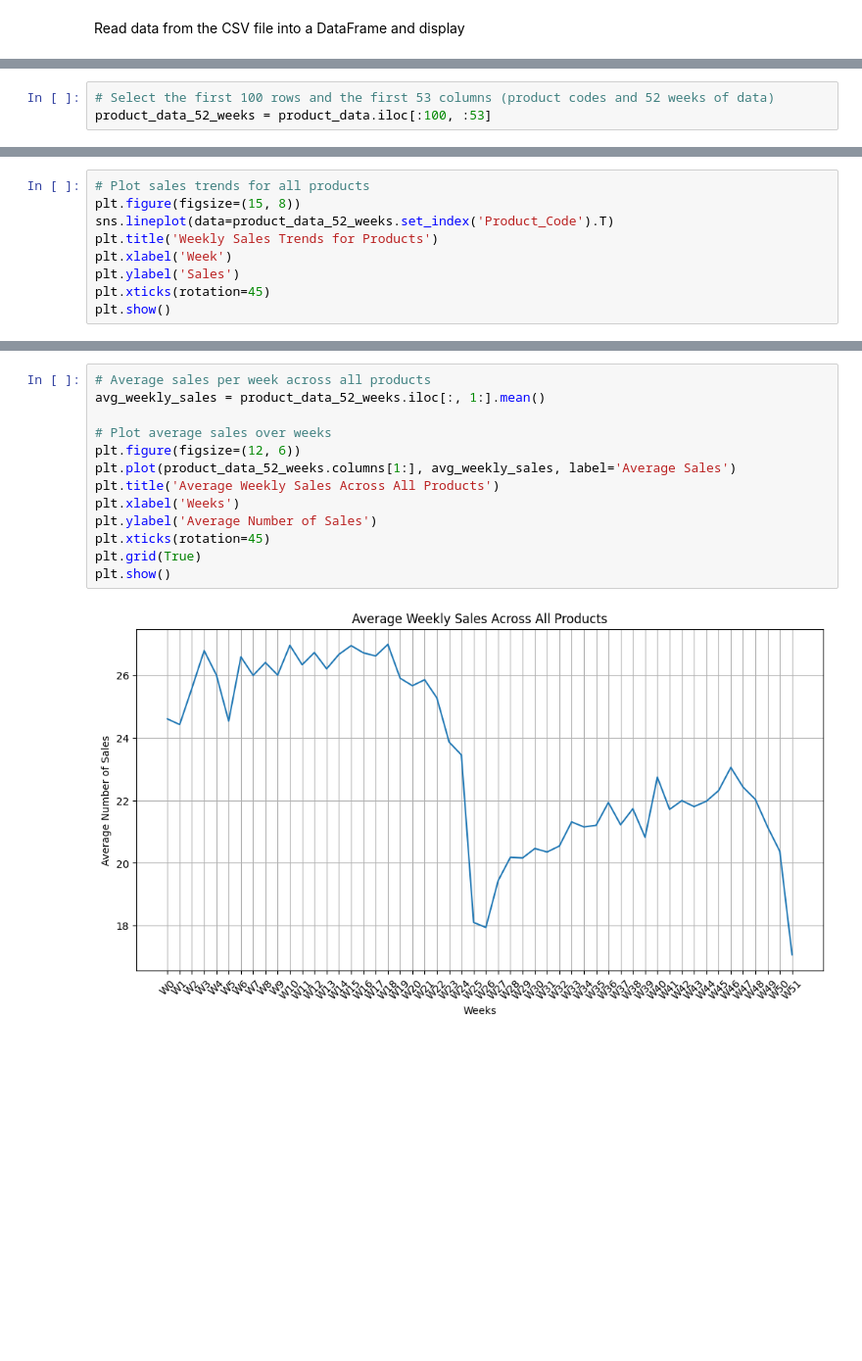
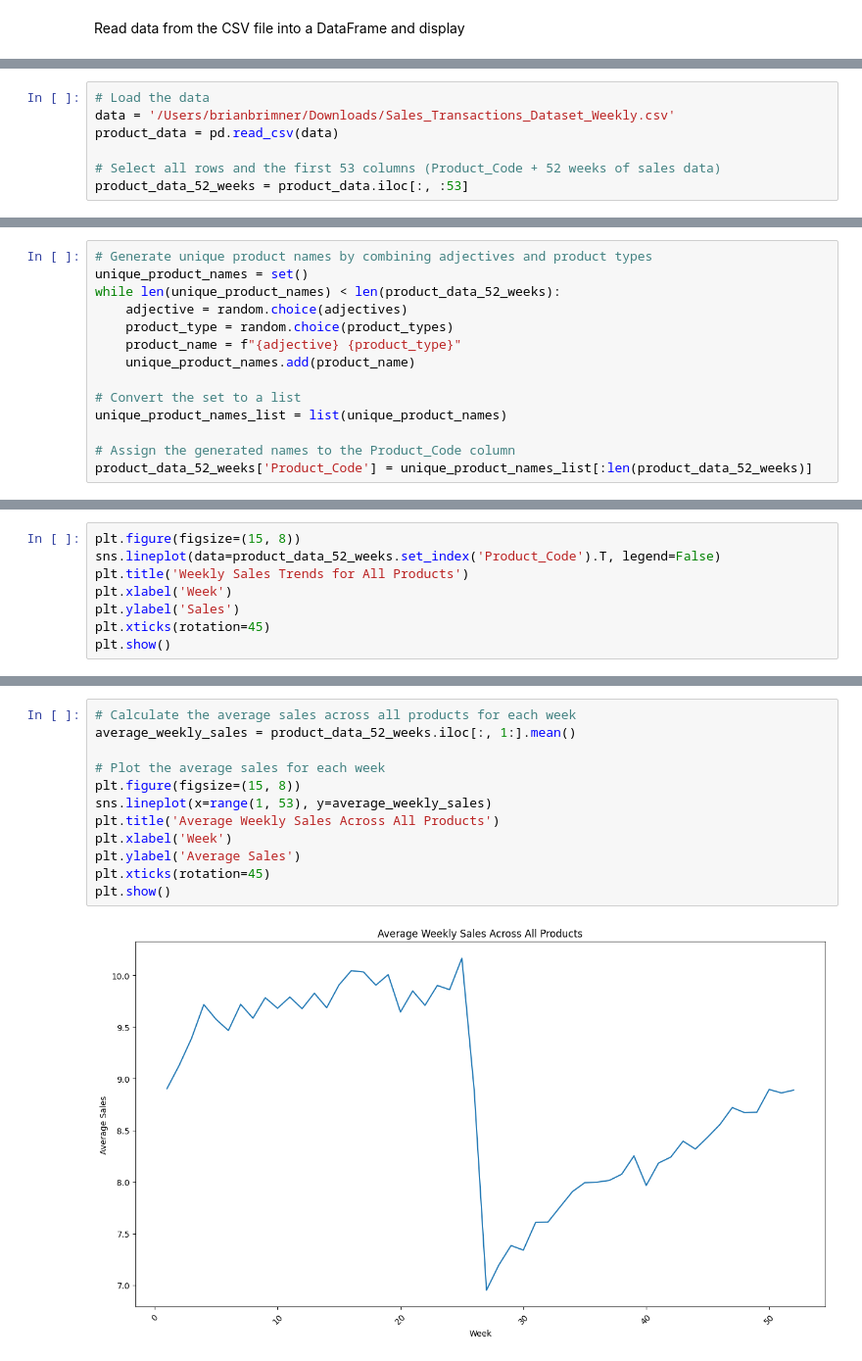
Before and after one commit to bbrims/COMSC230-Presentation, a Jupyter notebook: COMSC230-Presentation.ipynb, the cells around one changed output, grey strips where cells are left out. Shown at 98% size. Drawn from its saved outputs; the diff is of its cells as text; blank space fills up the shorter version.

```diff
--- a/COMSC230-Presentation.ipynb
+++ b/COMSC230-Presentation.ipynb
@@ -13,3 +12,7 @@ product_data = pd.read_csv(data)
 # %%
-# Select the first 100 rows and the first 53 columns (product codes and 52 weeks of data)
-product_data_52_weeks = product_data.iloc[:100, :53]
+# Load the data
+data = '/Users/brianbrimner/Downloads/Sales_Transactions_Dataset_Weekly.csv'
+product_data = pd.read_csv(data)
+
+# Select all rows and the first 53 columns (Product_Code + 52 weeks of sales data)
+product_data_52_weeks = product_data.iloc[:, :53]
@@ -48 +39,15 @@ product_data_52_weeks['Product_Code'] = fake_product_names
+# %%
+# Generate unique product names by combining adjectives and product types
+unique_product_names = set()
+while len(unique_product_names) < len(product_data_52_weeks):
+    adjective = random.choice(adjectives)
+    product_type = random.choice(product_types)
+    product_name = f"{adjective} {product_type}"
+    unique_product_names.add(product_name)
+
+# Convert the set to a list
+unique_product_names_list = list(unique_product_names)
+
+# Assign the generated names to the Product_Code column
+product_data_52_weeks['Product_Code'] = unique_product_names_list[:len(product_data_52_weeks)]
 # %%
@@ -73,8 +176,7 @@ product_data_52_weeks
 # %%
-# Plot sales trends for all products
 plt.figure(figsize=(15, 8))
-sns.lineplot(data=product_data_52_weeks.set_index('Product_Code').T)
-plt.title('Weekly Sales Trends for Products')
+sns.lineplot(data=product_data_52_weeks.set_index('Product_Code').T, legend=False)
+plt.title('Weekly Sales Trends for All Products')
 plt.xlabel('Week')
 plt.ylabel('Sales')
 plt.xticks(rotation=45)
@@ -158,15 +186,14 @@ product_data_52_weeks.iloc[:, 1:].describe()
 # %%
-# Average sales per week across all products
-avg_weekly_sales = product_data_52_weeks.iloc[:, 1:].mean()
+# Calculate the average sales across all products for each week
+average_weekly_sales = product_data_52_weeks.iloc[:, 1:].mean()
 
-# Plot average sales over weeks
-plt.figure(figsize=(12, 6))
-plt.plot(product_data_52_weeks.columns[1:], avg_weekly_sales, label='Average Sales')
+# Plot the average sales for each week
+plt.figure(figsize=(15, 8))
+sns.lineplot(x=range(1, 53), y=average_weekly_sales)
 plt.title('Average Weekly Sales Across All Products')
-plt.xlabel('Weeks')
-plt.ylabel('Average Number of Sales')
+plt.xlabel('Week')
+plt.ylabel('Average Sales')
 plt.xticks(rotation=45)
-plt.grid(True)
 plt.show()
 # %% [output]
-[figure, old version]
+[figure, new version]
```
Also changed, not shown: parts of 18 cells of this notebook.
